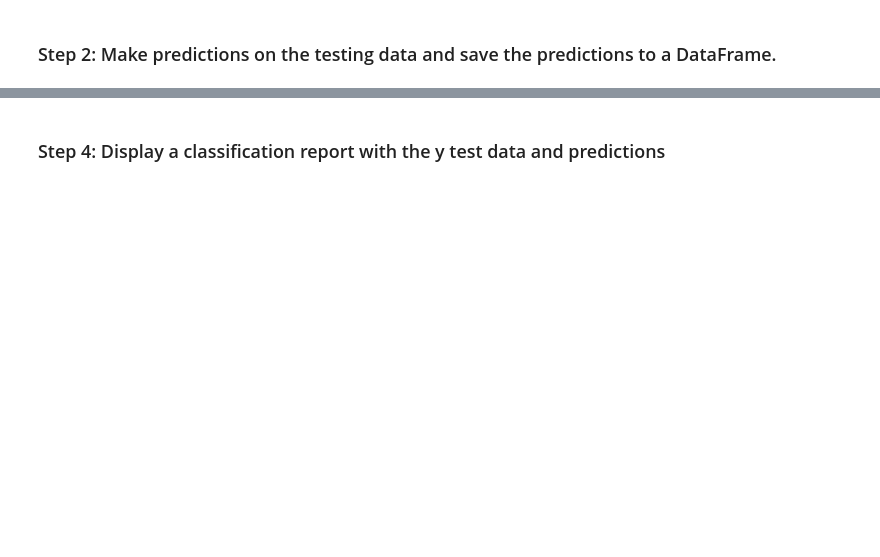
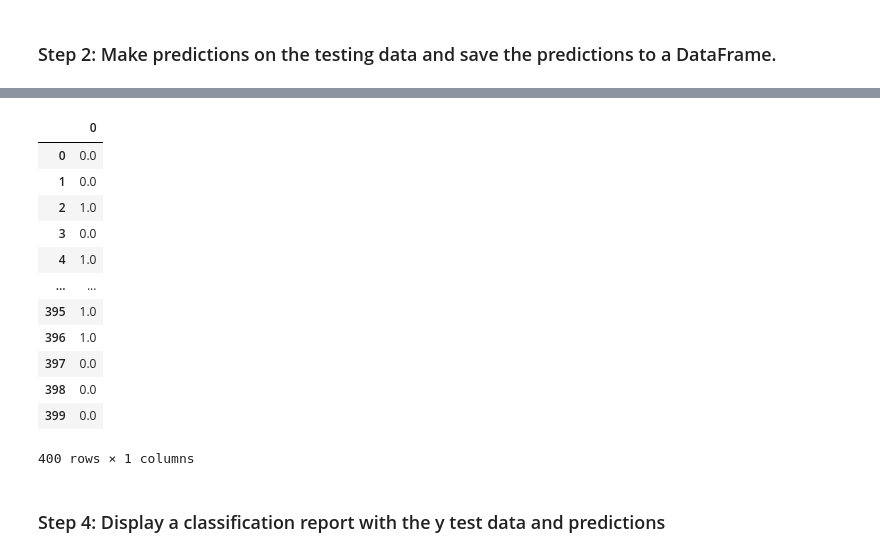
Before and after one commit to tbrown14611/neural-network-challenge-1, a Jupyter notebook: student_loans_with_deep_learning.ipynb, the cells around one changed output, grey strips where cells are left out. Drawn from its saved outputs; the diff is of its cells as text; code cells hidden in the pictures; blank space fills up the shorter version.

```diff
--- a/student_loans_with_deep_learning.ipynb
+++ b/student_loans_with_deep_learning.ipynb
@@ -187,6 +261,8 @@ X_test_scaled = X_scaler.transform(X_test)
 ### Step 2: Make predictions on the testing data and save the predictions to a DataFrame.
 # %%
 # Make predictions with the test data
+predictions = nn_model.predict(X_test,verbose=2)
 
 
 # Display a sample of the predictions
+predictions
@@ -193,5 +288,22 @@ X_test_scaled = X_scaler.transform(X_test)
 # %%
 # Save the predictions to a DataFrame and round the predictions to binary results
+predictions_rounded = [round(prediction[0],0) for prediction in predictions]
+predictions_rounded_df = pd.DataFrame(predictions_rounded)
+predictions_rounded_df
+# %% [output]
+|  | 0 |
+| 0 | 0.0 |
+| 1 | 0.0 |
+| 2 | 1.0 |
+| 3 | 0.0 |
+| 4 | 1.0 |
+| ... | ... |
+| 395 | 1.0 |
+| 396 | 1.0 |
+| 397 | 0.0 |
+| 398 | 0.0 |
+| 399 | 0.0 |
+400 rows × 1 columns
 # %% [markdown]
 ### Step 4: Display a classification report with the y test data and predictions
 # %%
```
Also changed, not shown: parts of 14 cells of this notebook, 1 other file.
